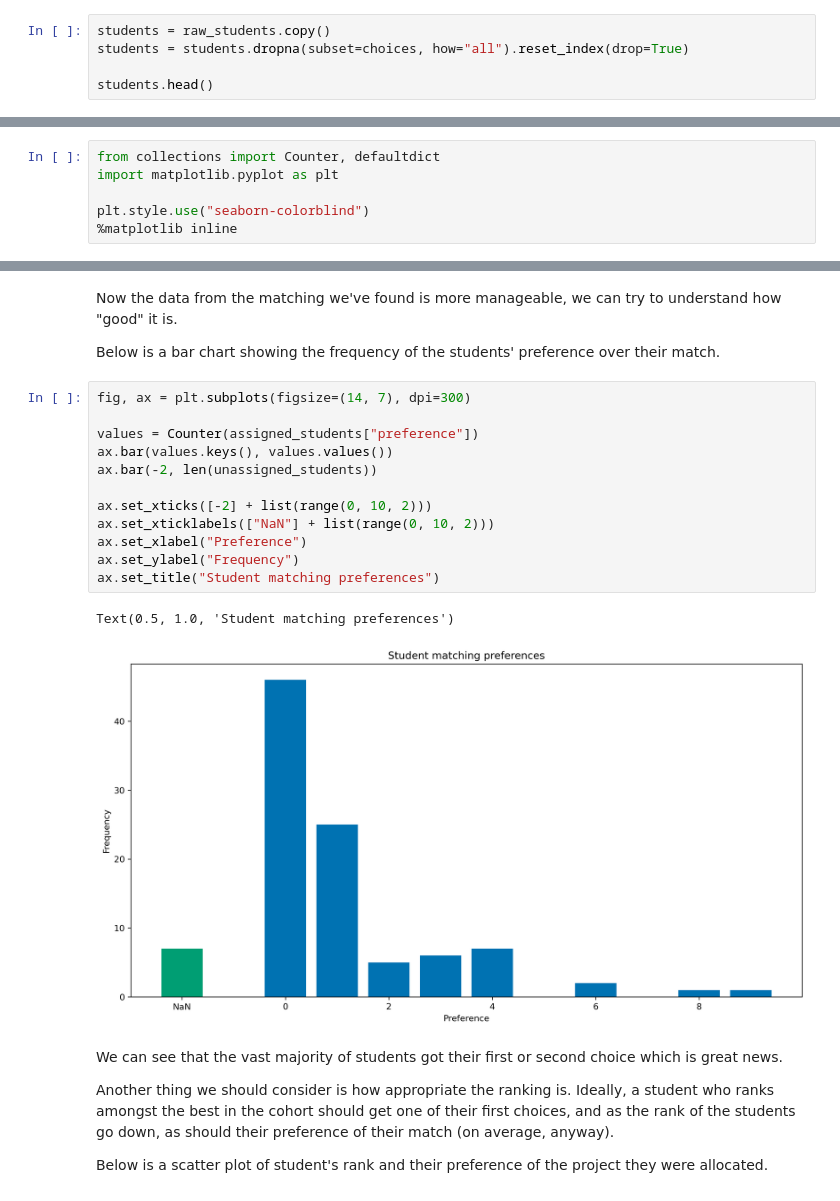
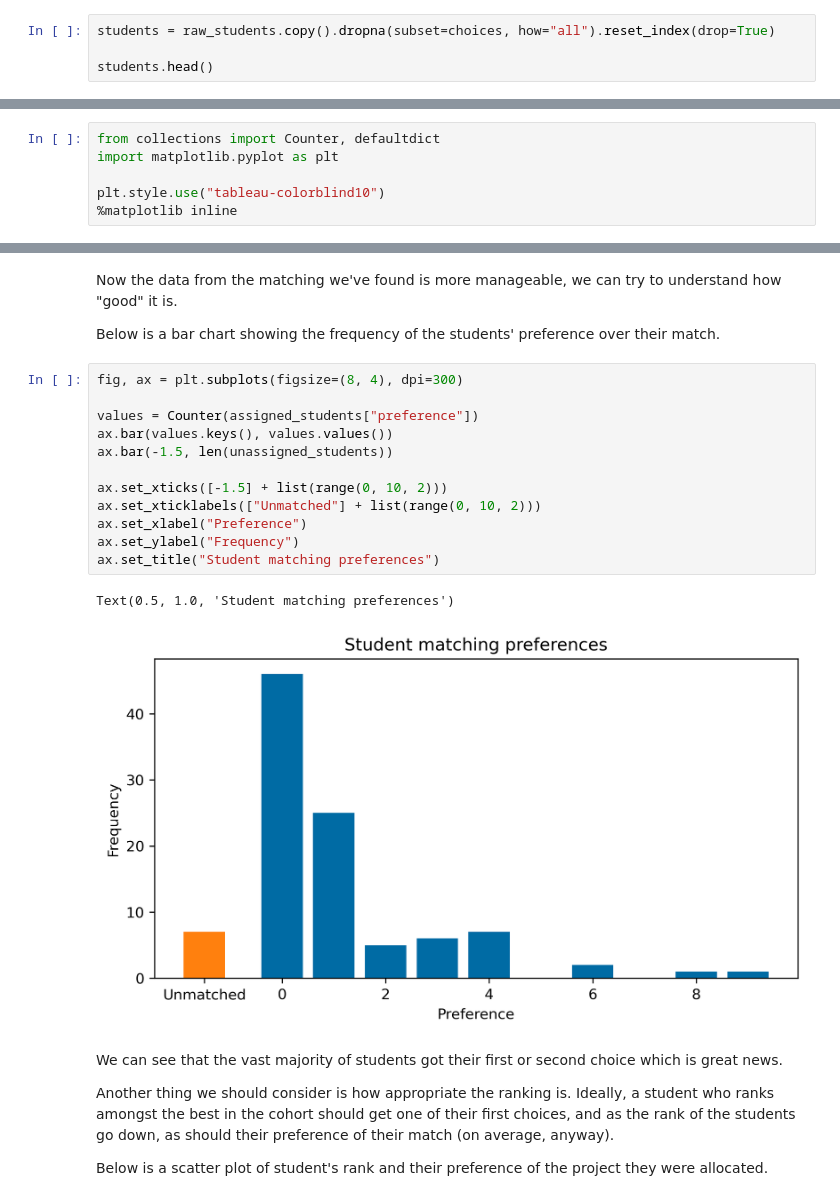
Before and after one commit to daffidwilde/matching, a Jupyter notebook: docs/tutorials/project_allocation/main.ipynb, the cells around one changed output, grey strips where cells are left out. Drawn from its saved outputs; the diff is of its cells as text.

```diff
--- a/docs/tutorials/project_allocation/main.ipynb
+++ b/docs/tutorials/project_allocation/main.ipynb
@@ -36,8 +38,7 @@ choices = map(str, range(n_choices))
 # %% [markdown]
 Now we want to get rid of any students that didn't make any choices.
 # %%
-students = raw_students.copy()
-students = students.dropna(subset=choices, how="all").reset_index(drop=True)
+students = raw_students.copy().dropna(subset=choices, how="all").reset_index(drop=True)
 
 students.head()
 # %% [output]
@@ -304,7 +304,7 @@ The raw matching provided above is less than easy to read, let alone interpret.
 from collections import Counter, defaultdict
 import matplotlib.pyplot as plt
 
-plt.style.use("seaborn-colorblind")
+plt.style.use("tableau-colorblind10")
 %matplotlib inline
 # %% [markdown]
 ### Supervisors
@@ -458,20 +458,20 @@ Now the data from the matching we've found is more manageable, we can try to und
 
 Below is a bar chart showing the frequency of the students' preference over their match.
 # %%
-fig, ax = plt.subplots(figsize=(14, 7), dpi=300)
+fig, ax = plt.subplots(figsize=(8, 4), dpi=300)
 
 values = Counter(assigned_students["preference"])
 ax.bar(values.keys(), values.values())
-ax.bar(-2, len(unassigned_students))
+ax.bar(-1.5, len(unassigned_students))
 
-ax.set_xticks([-2] + list(range(0, 10, 2)))
-ax.set_xticklabels(["NaN"] + list(range(0, 10, 2)))
+ax.set_xticks([-1.5] + list(range(0, 10, 2)))
+ax.set_xticklabels(["Unmatched"] + list(range(0, 10, 2)))
 ax.set_xlabel("Preference")
 ax.set_ylabel("Frequency")
 ax.set_title("Student matching preferences")
 # %% [output]
 Text(0.5, 1.0, 'Student matching preferences')
-[figure, old version]
+[figure, new version]
 # %% [markdown]
 We can see that the vast majority of students got their first or second choice which is great news.
 
```
Also changed, not shown: parts of 7 cells of this notebook.
